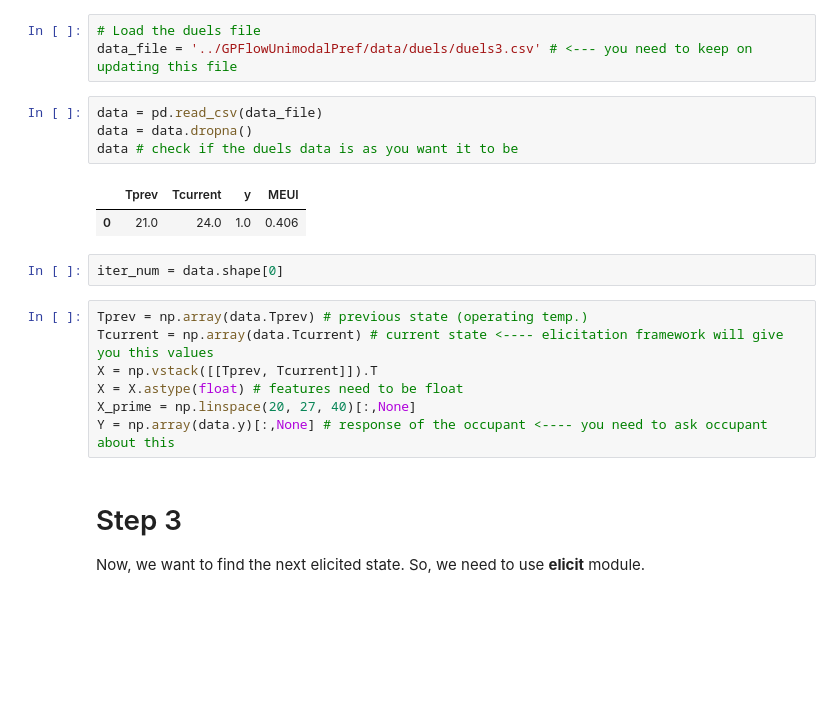
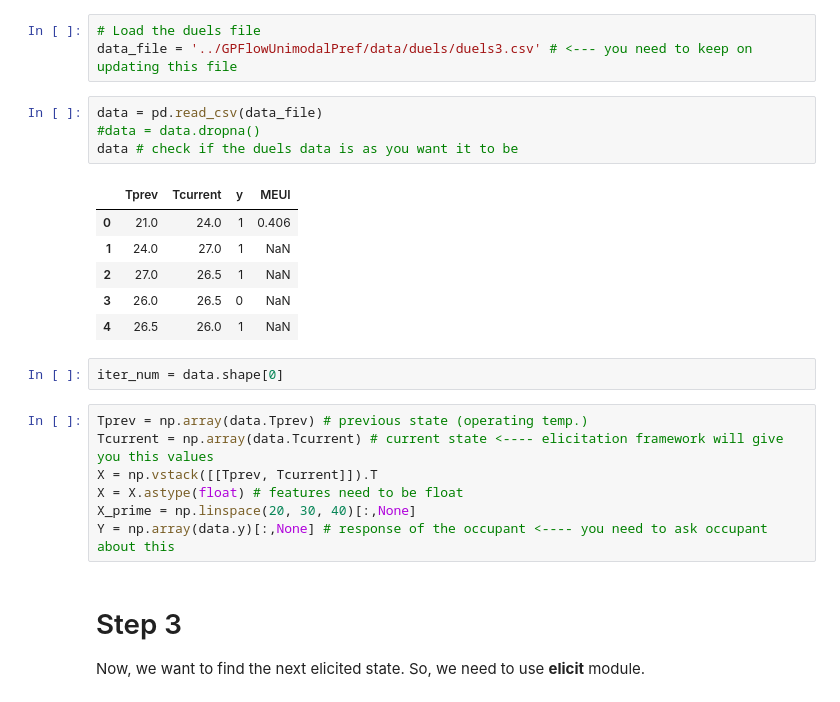
Before and after one commit to nawalgao/ConstrainedGP, a Jupyter notebook: gpflowunimodalpref_notebooks/run_framework.ipynb, the cells around one changed output. Saved outputs shown, nothing was run; the diff lists cells and outputs as text; blank space fills up the shorter version.

```diff
--- a/gpflowunimodalpref_notebooks/run_framework.ipynb
+++ b/gpflowunimodalpref_notebooks/run_framework.ipynb
@@ -32,11 +32,15 @@ This first duel is our initial duel.
 data_file = '../GPFlowUnimodalPref/data/duels/duels3.csv' # <--- you need to keep on updating this file
 # %%
 data = pd.read_csv(data_file)
-data = data.dropna()
+#data = data.dropna()
 data # check if the duels data is as you want it to be
 # %% [output]
 |  | Tprev | Tcurrent | y | MEUI |
-| 0 | 21.0 | 24.0 | 1.0 | 0.406 |
+| 0 | 21.0 | 24.0 | 1 | 0.406 |
+| 1 | 24.0 | 27.0 | 1 | NaN |
+| 2 | 27.0 | 26.5 | 1 | NaN |
+| 3 | 26.0 | 26.5 | 0 | NaN |
+| 4 | 26.5 | 26.0 | 1 | NaN |
 # %%
 iter_num = data.shape[0]
 # %%
@@ -44,7 +48,7 @@ Tprev = np.array(data.Tprev) # previous state (operating temp.)
 Tcurrent = np.array(data.Tcurrent) # current state <---- elicitation framework will give you this values
 X = np.vstack([[Tprev, Tcurrent]]).T
 X = X.astype(float) # features need to be float
-X_prime = np.linspace(20, 27, 40)[:,None]
+X_prime = np.linspace(20, 30, 40)[:,None]
 Y = np.array(data.y)[:,None] # response of the occupant <---- you need to ask occupant about this
 # %% [markdown]
 # Step 3
```
Also changed, not shown: parts of 16 cells of this notebook, 46 other files.
